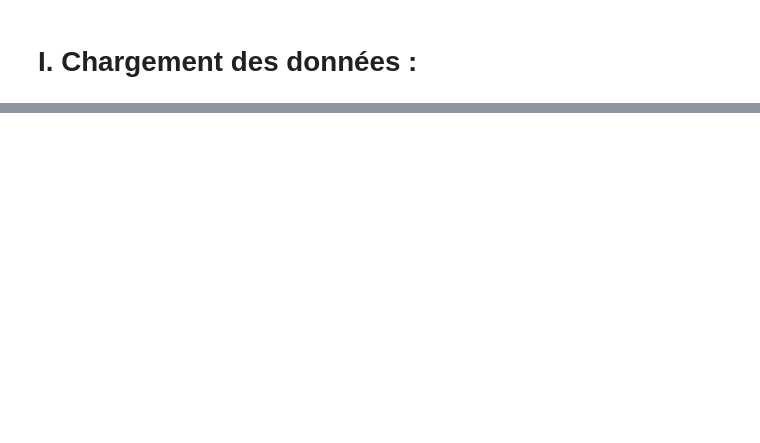
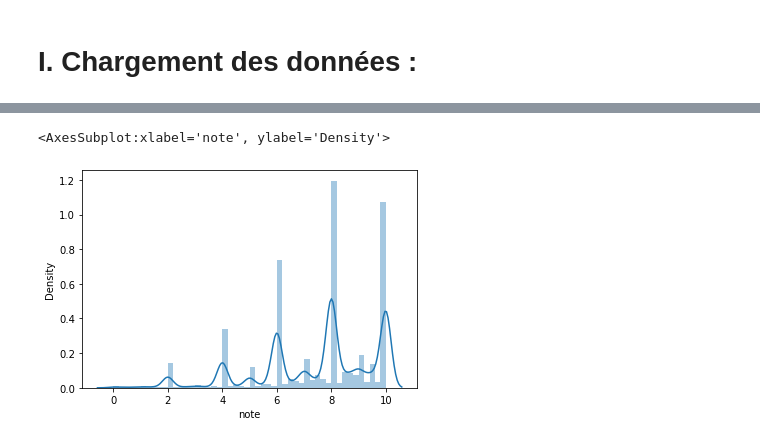
Before and after one commit to Amayas29/review-analysis, a Jupyter notebook: src/6_filtrage_colaboratif.ipynb, the cells around one changed output, grey strips where cells are left out. Drawn from its saved outputs; the diff is of its cells as text; code cells hidden in the pictures; blank space fills up the shorter version.

```diff
--- a/src/6_filtrage_colaboratif.ipynb
+++ b/src/6_filtrage_colaboratif.ipynb
@@ -71,0 +98,5 @@ print(ratings_matrix)
+# %%
+sns.distplot(df_avis["note"])
+# %% [output]
+<AxesSubplot:xlabel='note', ylabel='Density'>
+[figure, added]
```
Also changed, not shown: parts of 43 cells of this notebook.
